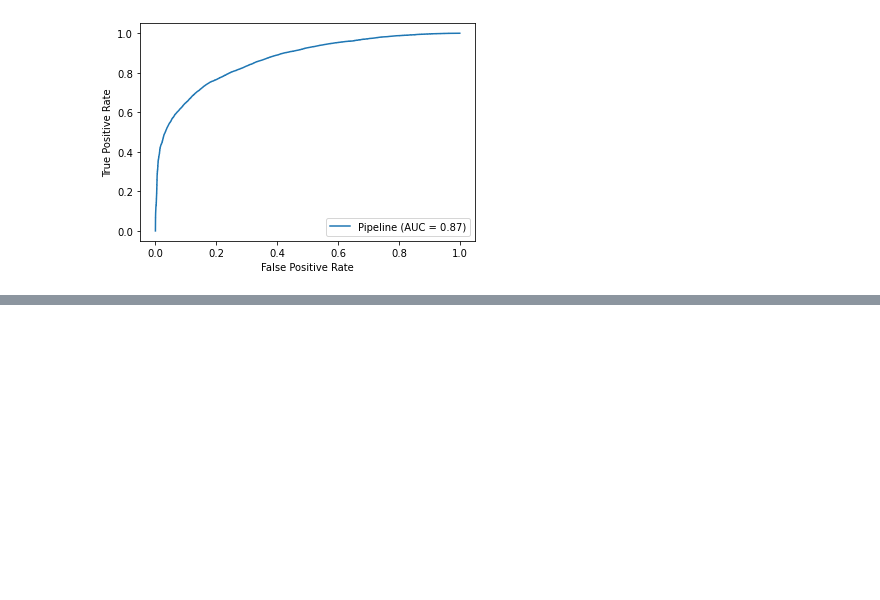
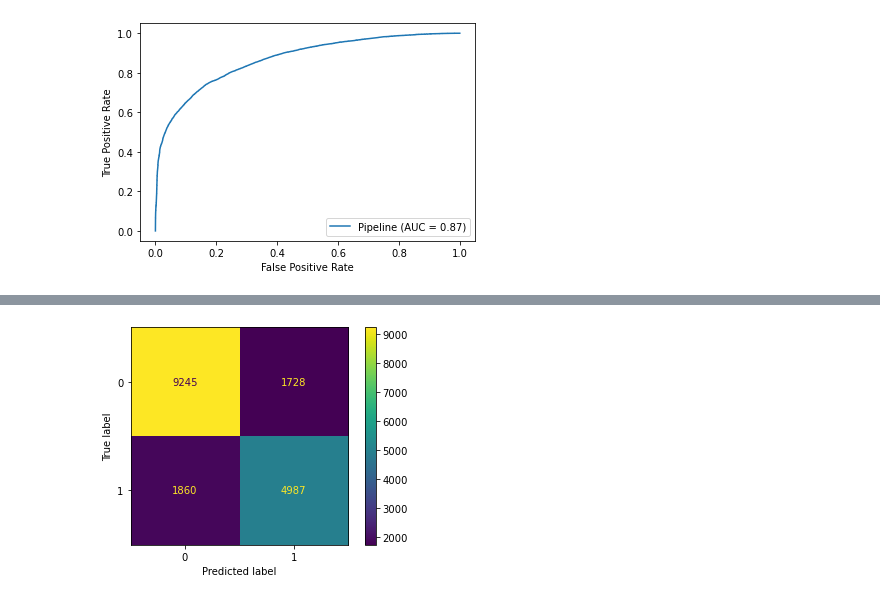
Before and after one commit to wasih790/Project_3_Tanzanian_Water_Wells, a Jupyter notebook: Simple Model/Binary Log Reg.ipynb, the cells around one changed output, grey strips where cells are left out. Cells and saved outputs as stored; diff of their text form; code cells hidden in the pictures; blank space fills up the shorter version.

```diff
--- a/Simple Model/Binary Log Reg.ipynb
+++ b/Simple Model/Binary Log Reg.ipynb
@@ -106,7 +106,7 @@ num_cols = X_train.select_dtypes(['int','float']).columns
 numeric_pipe = Pipeline([('numnorm',StandardScaler())])
 
 nominal_pipe = Pipeline([
-    ('onehotenc', OneHotEncoder(sparse=False,drop='first')),
+    ('onehotenc', OneHotEncoder(sparse=False,handle_unknown = 'ignore')),
     ('onehotnorm', StandardScaler())
 ])
 # %%
@@ -202,0 +215,6 @@ round(micro_roc_auc_ovr,2)
+# %%
+from sklearn.model_selection import RandomizedSearchCV
+pipe_grid = dict()
+pipe_grid['model__solver'] = ['lbfgs', 'liblinear']
+pipe_grid['model__penalty'] = ['l1', 'l2']
+pipe_grid['model__C'] = [1e-4, 1e-3, 1e-2, 1e-1, 1, 10, 100, 1000]
@@ -202,0 +227,4 @@ round(micro_roc_auc_ovr,2)
+# %%
+gs_pipe = RandomizedSearchCV(estimator=log,
+                      param_distributions=pipe_grid, n_iter=16)
+gs_pipe
@@ -202,0 +279,3 @@ round(micro_roc_auc_ovr,2)
+# %%
+best_model = gs_pipe.best_estimator_
+best_model
@@ -202,0 +300,9 @@ round(micro_roc_auc_ovr,2)
+# %%
+best_model.fit(X_train,y_train)
+best_y_pred = best_model.predict(X_test)
+cm = confusion_matrix(y_test, best_y_pred)
+disp = ConfusionMatrixDisplay(confusion_matrix=cm
+                              )
+disp.plot();
+# %% [output]
+[figure, added]
```
Also changed, not shown: parts of 20 cells of this notebook, 10 other files.
